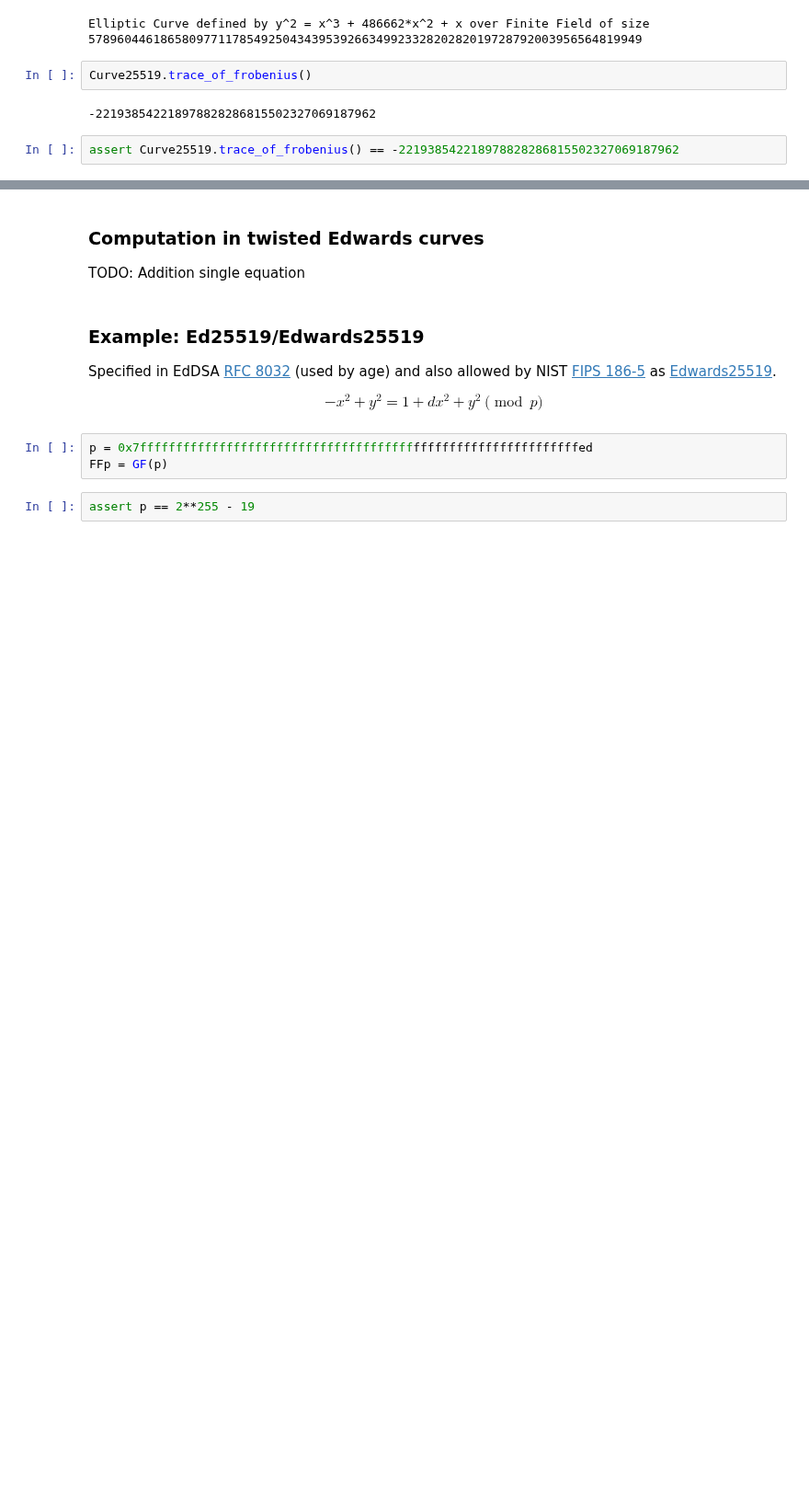
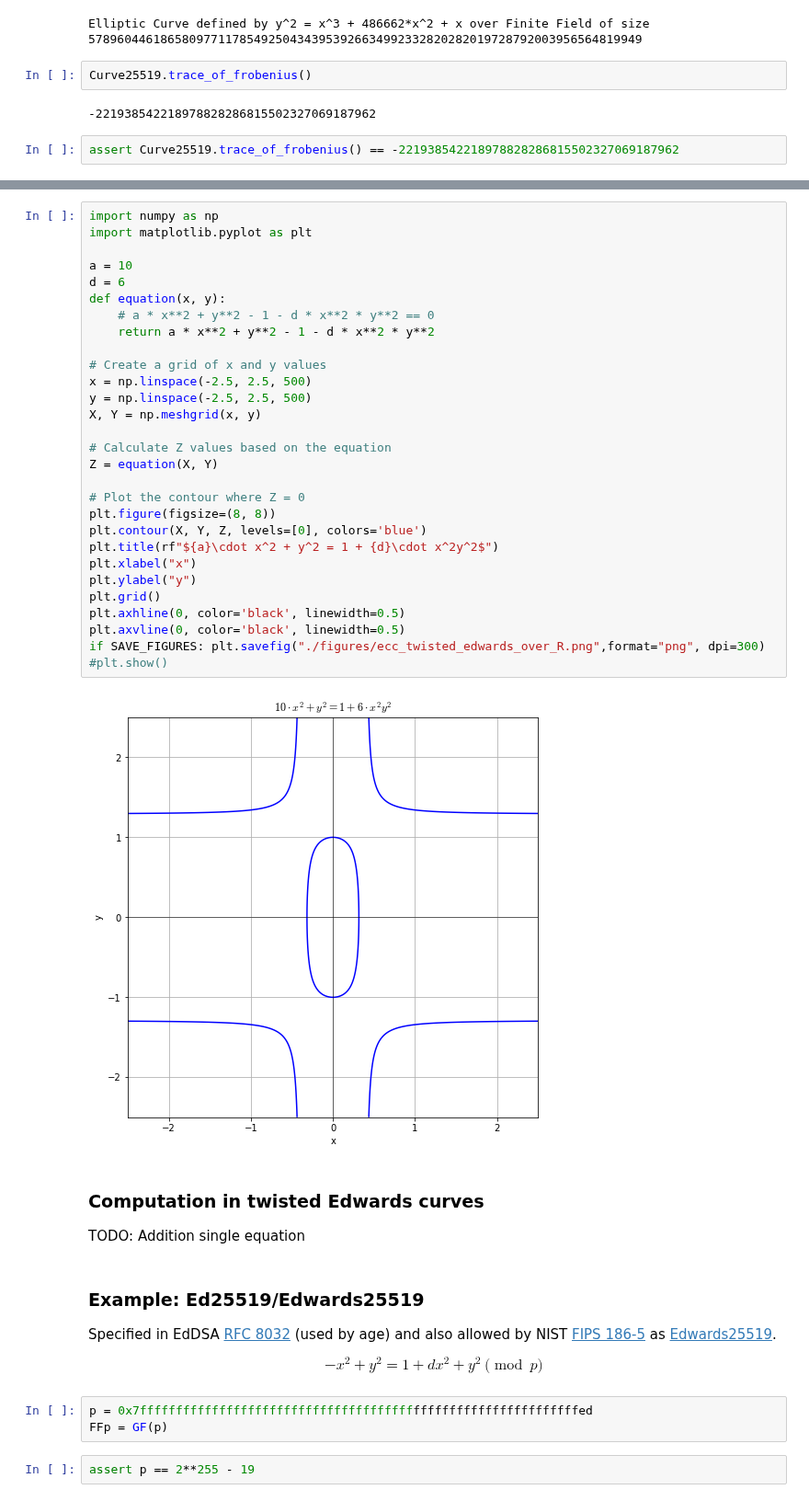
Before and after one commit to kernoelpanic/cryptography-engineering-source-code-books, a Jupyter notebook: ECC.ipynb, the cells around one changed output, grey strips where cells are left out. Shown at 92% size. Cells and saved outputs as stored; diff of their text form; blank space fills up the shorter version.

```diff
--- a/ECC.ipynb
+++ b/ECC.ipynb
@@ -1241,3 +1361,34 @@ The twisted Edwards representation can express the same set of elliptic curves a
+# %%
+import numpy as np
+import matplotlib.pyplot as plt
+
+a = 10
+d = 6
+def equation(x, y):
+    # a * x**2 + y**2 - 1 - d * x**2 * y**2 == 0
+    return a * x**2 + y**2 - 1 - d * x**2 * y**2
+
+# Create a grid of x and y values
+x = np.linspace(-2.5, 2.5, 500)
+y = np.linspace(-2.5, 2.5, 500)
+X, Y = np.meshgrid(x, y)
+
+# Calculate Z values based on the equation
+Z = equation(X, Y)
+
+# Plot the contour where Z = 0
+plt.figure(figsize=(8, 8))
+plt.contour(X, Y, Z, levels=[0], colors='blue')
+plt.title(rf"${a}\cdot x^2 + y^2 = 1 + {d}\cdot x^2y^2$")
+plt.xlabel("x")
+plt.ylabel("y")
+plt.grid()
+plt.axhline(0, color='black', linewidth=0.5)
+plt.axvline(0, color='black', linewidth=0.5)
+if SAVE_FIGURES: plt.savefig("./figures/ecc_twisted_edwards_over_R.png",format="png", dpi=300)
+#plt.show()
+# %% [output]
+[figure, added]
 # %% [markdown]
 ### Computation in twisted Edwards curves
 TODO: Addition single equation
```
Also changed, not shown: parts of 64 cells of this notebook, 4 other files.
